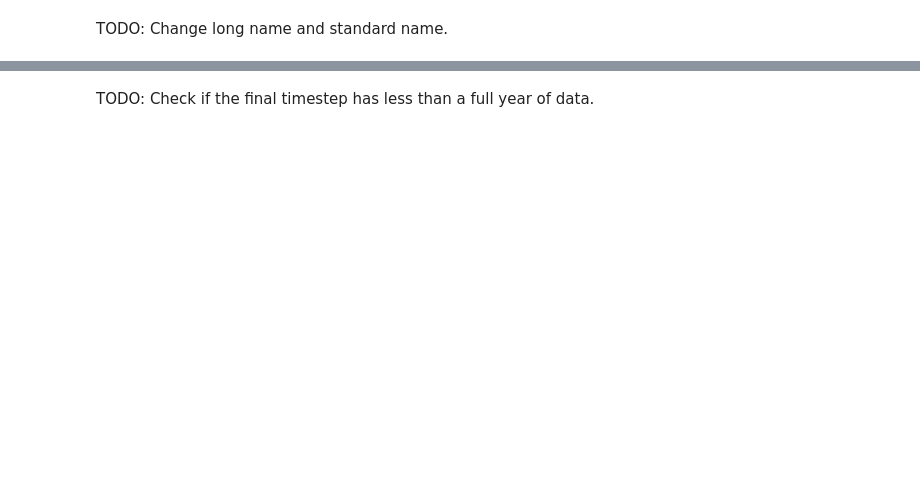
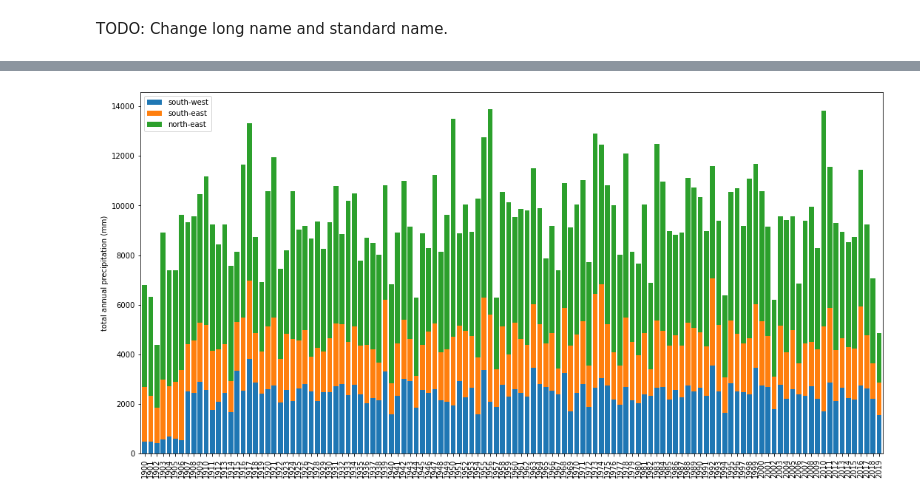
Before and after one commit to AusClimateService/unseen, a Jupyter notebook: notebooks/ag_analysis.ipynb, the cells around one changed output, grey strips where cells are left out. Saved outputs shown, nothing was run; the diff lists cells and outputs as text; code cells hidden in the pictures; blank space fills up the shorter version.

Commit message:
Wheat-sheep rainfall plot

```diff
--- a/notebooks/ag_analysis.ipynb
+++ b/notebooks/ag_analysis.ipynb
@@ -77,5 +80,16 @@ plt.show()
-# %% [markdown]
-TODO: Check if the final timestep has less than a full year of data.
+# %%
+years = awap_ds['time'].dt.year.values
+awap_df = pd.DataFrame(index=years)
+
+awap_df['south-west'] = awap_ds['pr'].sel(region='south-west').values
+awap_df['south-east'] = awap_ds['pr'].sel(region='south-east').values
+awap_df['north-east'] = awap_ds['pr'].sel(region='north-east').values
+# %%
+awap_df.plot.bar(stacked=True, figsize=[18, 9], width=0.8)
+plt.ylabel('total annual precipitation (mm)')
+plt.show()
+# %% [output]
+[figure, added]
 # %%
 cafe_ds = fileio.open_file(cafe_file)
 # %%
```
Also changed, not shown: parts of 26 cells of this notebook.
